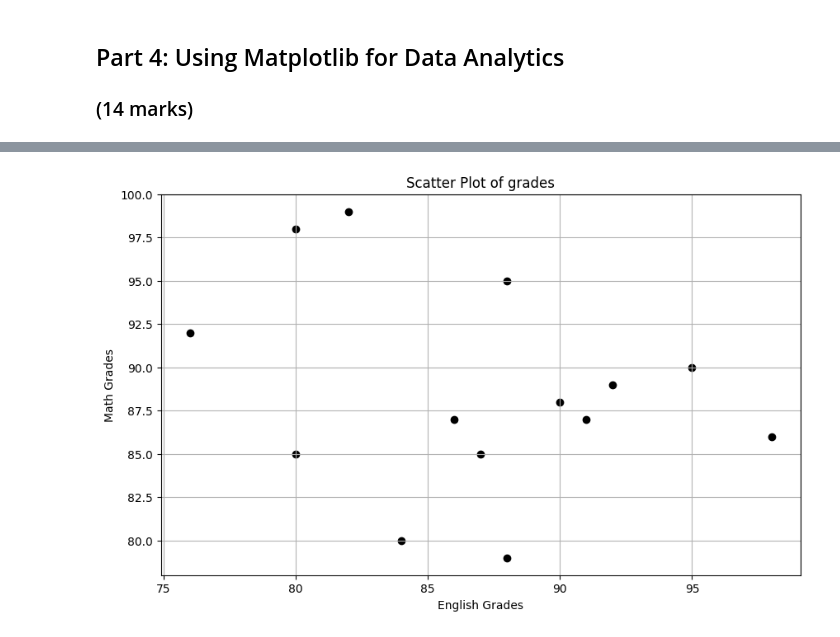
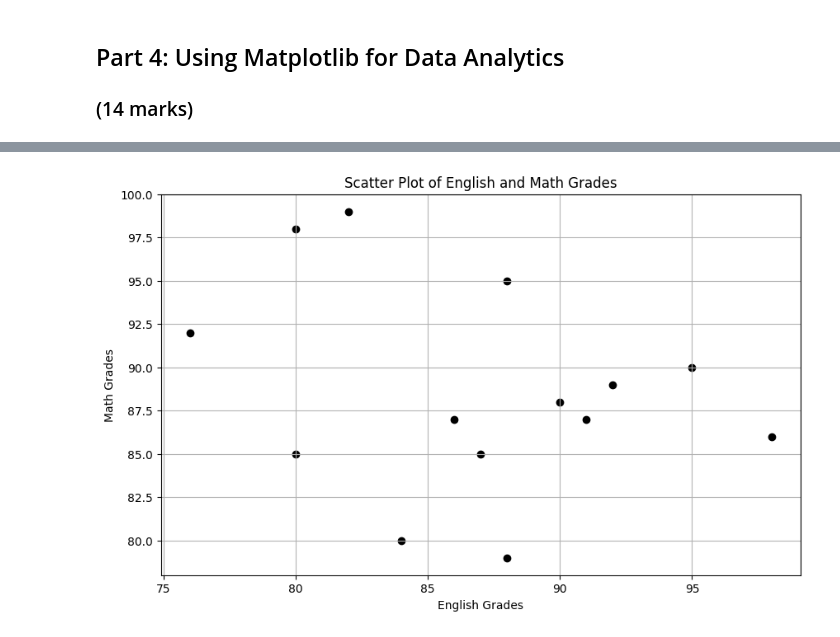
Before and after one commit to KatiaAbdulBaki/engg680_2024_fall, a Jupyter notebook: Lab_Assignment1/StudentManagementGradeSystem.ipynb, the cells around one changed output, grey strips where cells are left out. Saved outputs shown, nothing was run; the diff lists cells and outputs as text; code cells hidden in the pictures.

```diff
--- a/Lab_Assignment1/StudentManagementGradeSystem.ipynb
+++ b/Lab_Assignment1/StudentManagementGradeSystem.ipynb
@@ -325,8 +335,9 @@ print(df_studentHomeroom.head())
 # Also ensure that there are no redundant columns, and finally display the first few rows.
 # Hint: try joining on more than one column to avoid having to drop redundant columns, ie. on=['studentID', '<ColumnA>', '<ColumnB>'] ...
 # (5 marks)
-df_studentInfo = pd.concat([df_studentGrades, df_studentHomeroom], axis=1)
-df_studentInfo = df_studentInfo.drop(columns=['firstName', 'lastName', 'studentID'])
-
+# Making sure the columns to merge are the same typecast for both datasets.
+df_studentHomeroom['studentID'] = df_studentHomeroom['studentID'].astype(str)
+df_studentGrades['studentID'] = df_studentGrades['studentID'].astype(str)
+df_studentInfo = pd.merge(df_studentGrades, df_studentHomeroom, on=['studentID', 'firstName', 'lastName'])
 print(df_studentInfo.head())
 # %% [output]
@@ -457,26 +468,26 @@ plt.show()
 # %%
 # Let's also use matplotlib to display a scatter plot of English vs. Math grades
 # Scatter plots are useful for seeing the relationship between two variables
 plt.figure(figsize=(10, 6))
 
 # Step 1: Use .scatter(x_data, y_data) to create a scatter plot using the English grades on the x-axis, and Math grades on the y-axis
 # (2 mark)
-plt.scatter(df_studentGrades['englishGrade'], df_studentGrades['mathGrade'], color='black')
+plt.scatter(df_studentGrades['englishGrade'], df_studentGrades['mathGrade'], alpha=1.0, color='black')
 
 # Step 1: Properly label the x and y axes as well as the title of your plot.
 # (3 marks)
-plt.title('Scatter Plot of grades')
+plt.title('Scatter Plot of English and Math Grades')
 plt.xlabel('English Grades')
 plt.ylabel('Math Grades')
 plt.grid(True)
 
 # Step 2: Output an image file for the scatter plot with a descriptive file name
 # (1 mark)
-plt.savefig('grades_scatter.png')
+plt.savefig('Scatter_Plot_English&Math_Grades.png')
 
 plt.show()
 # %% [output]
-[figure, old version]
+[figure, new version]
 # %%
 # From the scatter plot, is there a relationship between the Math and English grades?
 # (1 mark)
```
Also changed, not shown: parts of 17 cells of this notebook.
